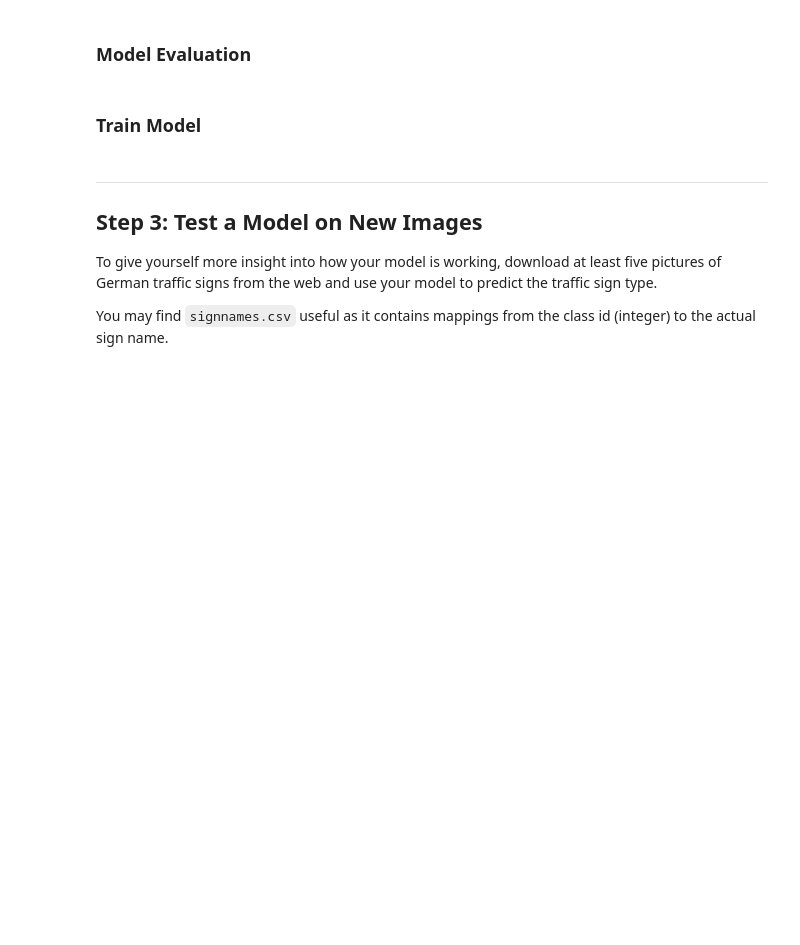
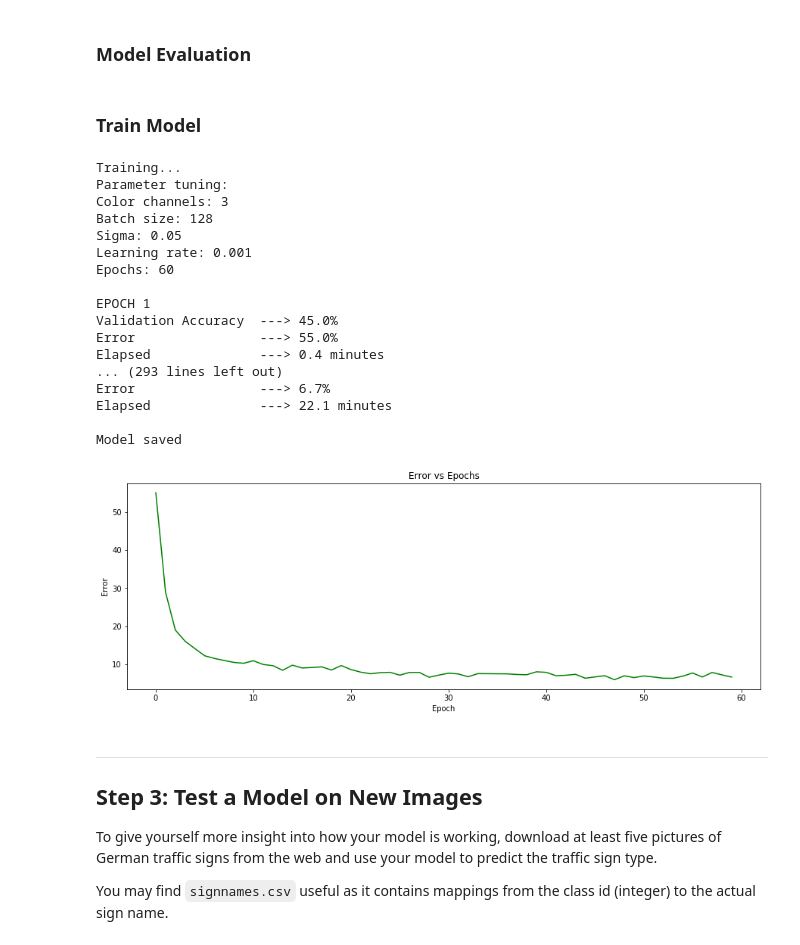
Before and after one commit to Lybron/CarND-T1P2, a Jupyter notebook: Traffic_Sign_Classifier.ipynb, the cells around one changed output. Saved outputs shown, nothing was run; the diff lists cells and outputs as text; code cells hidden in the pictures; blank space fills up the shorter version.

Commit message:
Submission 1
- finalized model
- completed writeup
- added report file

```diff
--- a/Traffic_Sign_Classifier.ipynb
+++ b/Traffic_Sign_Classifier.ipynb
@@ -255,8 +339,9 @@ The data distribution shows that classes within the training data are not repres
 ### Tensor Flow
 # %%
 import tensorflow as tf
+import time
 
-EPOCHS = 25
-BATCH_SIZE = 512
-NUM_CHANNELS = 3
+EPOCHS = 60
+BATCH_SIZE = 128
+KEEP = 0.75
 # %% [markdown]
@@ -268,10 +353,12 @@ NUM_CHANNELS = 3
 # This model will use an LeNet architecture
 from tensorflow.contrib.layers import flatten
 
+# Hyperparameters
+mu = 0
+sigma = 0.05
+
 def LeNet(x):
-    # Hyperparameters
-    mu = 0
-    sigma = 0.005
+
 
     # Layer 1 - Convolution
     conv1_W = tf.Variable(tf.truncated_normal(shape=(5, 5, NUM_CHANNELS, 6), mean = mu, stddev = sigma))
@@ -306,6 +393,9 @@ def LeNet(x):
     ## ReLU Activation
     fc1 = tf.nn.relu(fc1)
 
+    # Dropout 1
+    fc1 = tf.nn.dropout(fc1, KEEP)
+
     # Layer 4 - Fully Connected
     fc2_W  = tf.Variable(tf.truncated_normal(shape=(120, 84), mean = mu, stddev = sigma))
     fc2_b  = tf.Variable(tf.zeros(84))
@@ -314,6 +404,9 @@ def LeNet(x):
     # ReLU Activation
     fc2 = tf.nn.relu(fc2)
 
+    # Dropout 2
+    fc2 = tf.nn.dropout(fc2, KEEP)
+
     # Layer 5 - Fully Connected
     fc3_W  = tf.Variable(tf.truncated_normal(shape=(84, 43), mean = mu, stddev = sigma))
     fc3_b  = tf.Variable(tf.zeros(43))
@@ -366,10 +459,9 @@ def evaluate(X_data, y_data):
     return total_accuracy / num_examples
 # %%
 def plot_accuracy(accy_points):
-#     hist = np.transpose(np.array(accuracy_history))
     plt.plot(accy_points, 'g')
-    plt.title('Training Accuracy vs Epochs')
-    plt.ylabel('Accuracy')
+    plt.title('Error vs Epochs')
+    plt.ylabel('Error')
     plt.xlabel('Epoch')
     plt.show()
 # %% [markdown]
@@ -377,28 +469,60 @@ def plot_accuracy(accy_points):
 # %%
 with tf.Session() as sess:
     sess.run(tf.global_variables_initializer())
     num_examples = len(X_train)
     valid_hist_points = []
 
+    start_time = time.time()
+
     print("Training...")
+    print("Parameter tuning:")
+    print("Color channels: {}".format(NUM_CHANNELS))
+    print("Batch size: {}".format(BATCH_SIZE))
+    print("Sigma: {}".format(sigma))
+    print("Learning rate: {}".format(learning_rate))
+    print("Epochs: {}".format(EPOCHS))
     print()
+
     for i in range(EPOCHS):
         X_train, y_train = shuffle(X_train, y_train)
         for offset in range(0, num_examples, BATCH_SIZE):
             end = offset + BATCH_SIZE
             batch_x, batch_y = X_train[offset:end], y_train[offset:end]
             sess.run(training_operation, feed_dict={x: batch_x, y: batch_y})
 
         validation_accuracy = evaluate(X_valid, y_valid)
-        valid_hist_points.append(validation_accuracy)
+        valid_hist_points.append((1 - validation_accuracy) * 100)
 
-        print("EPOCH {} ...".format(i+1))
-        print("Validation Accuracy = {:.1f}%".format(validation_accuracy * 100))
+        elapsed = (time.time() - start_time)/60
+
+        print("EPOCH {}".format((i+1)))
+        print("Validation Accuracy  ---> {:.1f}%".format(validation_accuracy * 100))
+        print("Error                ---> {:.1f}%".format((1 - validation_accuracy) * 100))
+        print("Elapsed              ---> {:.1f} minutes".format(elapsed))
         print()
 
     saver.save(sess, './lenet')
     print("Model saved")
     plot_accuracy(valid_hist_points)
+# %% [output]
+Training...
+Parameter tuning:
+Color channels: 3
+Batch size: 128
+Sigma: 0.05
+Learning rate: 0.001
+Epochs: 60
+
+EPOCH 1
+Validation Accuracy  ---> 45.0%
+Error                ---> 55.0%
+Elapsed              ---> 0.4 minutes
+... (293 lines left out)
+Error                ---> 6.7%
+Elapsed              ---> 22.1 minutes
+
+Model saved
+[figure, added]
 # %% [markdown]
 ---
 
```
Also changed, not shown: parts of 36 cells of this notebook, 6 other files.
